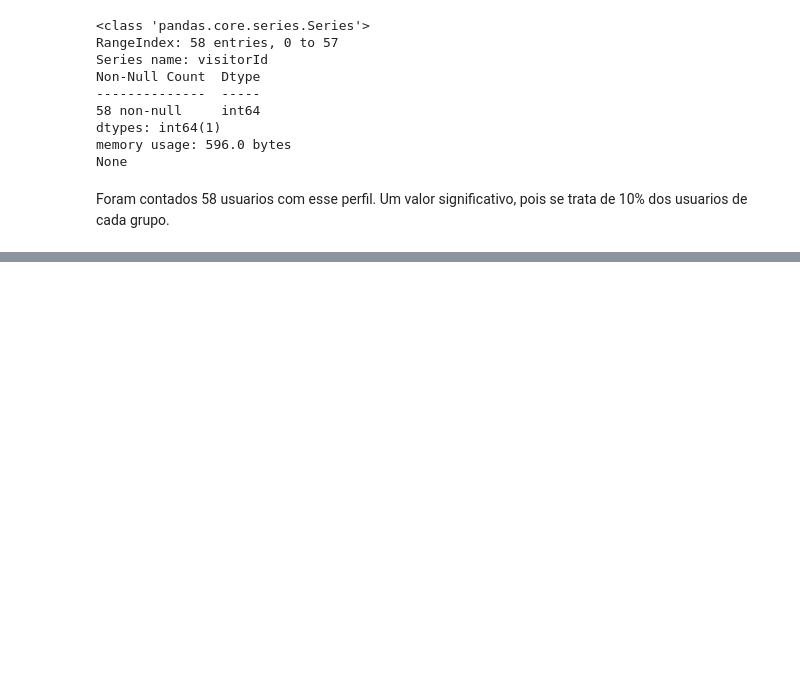
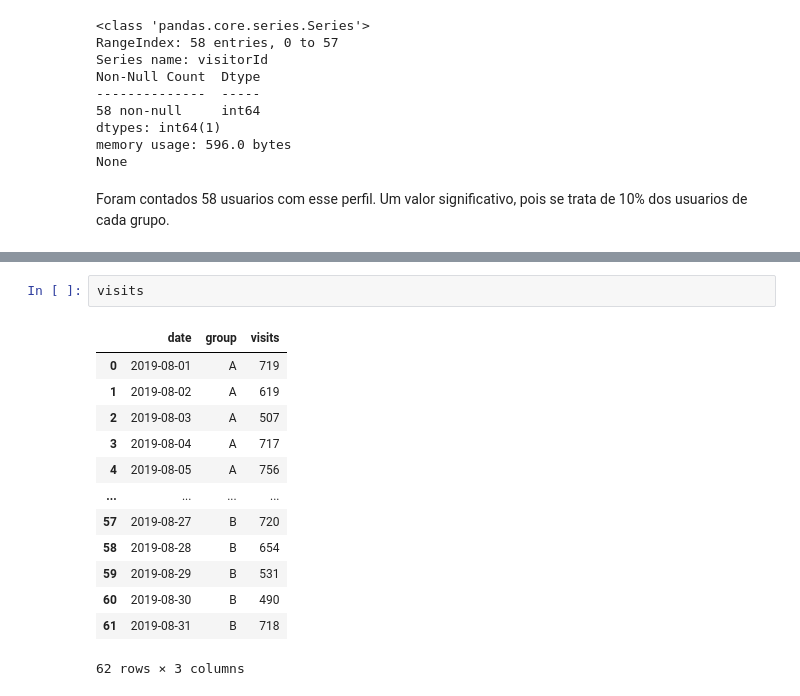
Before and after one commit to gustavoquareli/projeto_S09, a Jupyter notebook: notebook.ipynb, the cells around one changed output, grey strips where cells are left out. Drawn from its saved outputs; the diff is of its cells as text; blank space fills up the shorter version.

```diff
--- a/notebook.ipynb
+++ b/notebook.ipynb
@@ -201,0 +292,16 @@ Uma parcela significativa dos dados foi comprometida
+# %%
+visits
+# %% [output]
+|  | date | group | visits |
+| 0 | 2019-08-01 | A | 719 |
+| 1 | 2019-08-02 | A | 619 |
+| 2 | 2019-08-03 | A | 507 |
+| 3 | 2019-08-04 | A | 717 |
+| 4 | 2019-08-05 | A | 756 |
+| ... | ... | ... | ... |
+| 57 | 2019-08-27 | B | 720 |
+| 58 | 2019-08-28 | B | 654 |
+| 59 | 2019-08-29 | B | 531 |
+| 60 | 2019-08-30 | B | 490 |
+| 61 | 2019-08-31 | B | 718 |
+62 rows × 3 columns
```
Also changed, not shown: parts of 17 cells of this notebook.
